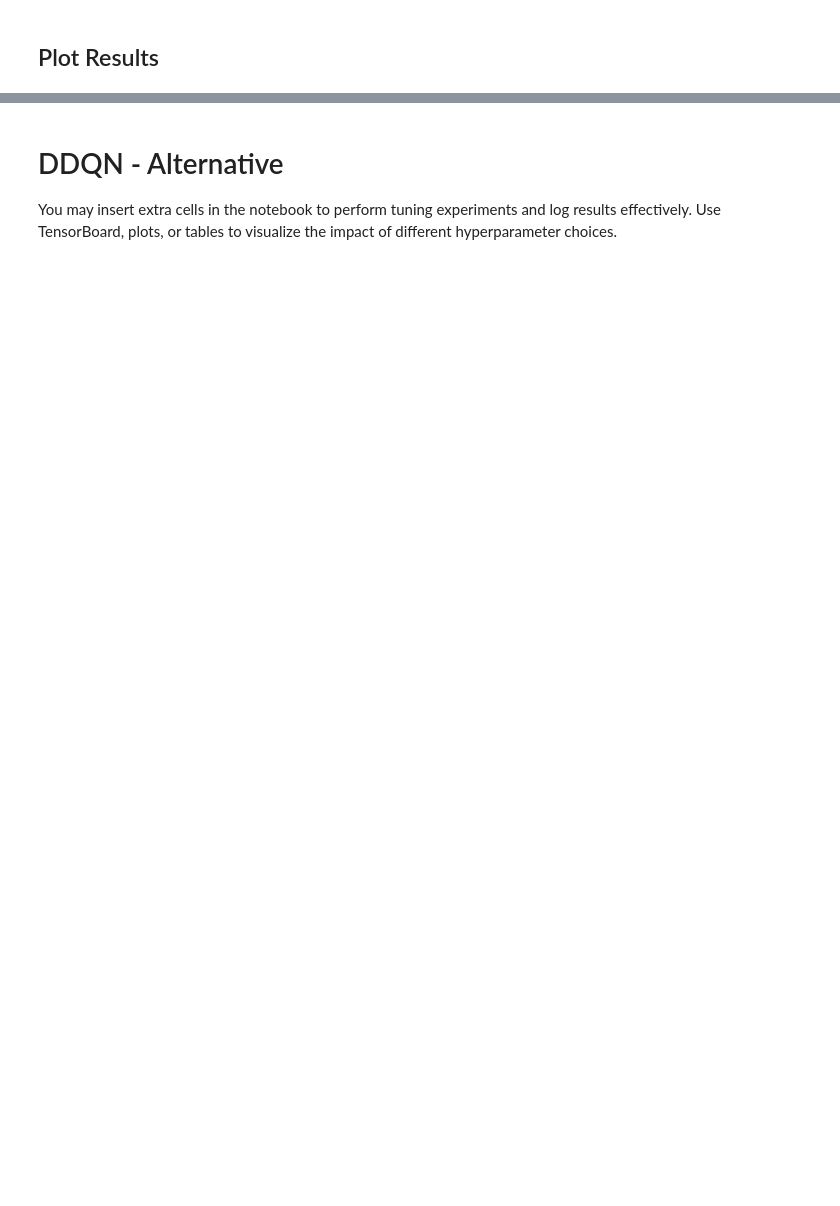
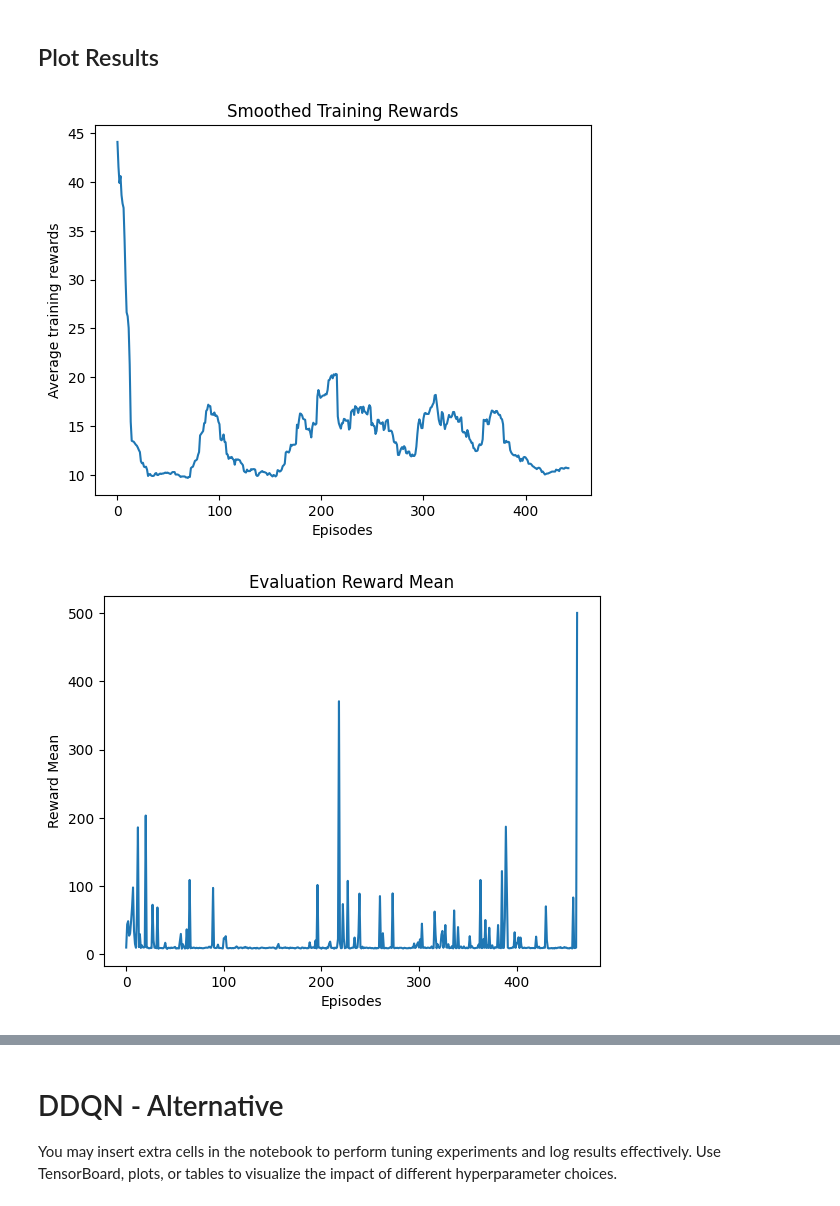
Before and after one commit to andychong23/IE4213_Part2_Assignment, a Jupyter notebook: IE4213_Assgn2_skeleton.ipynb, the cells around one changed output, grey strips where cells are left out. Saved outputs shown, nothing was run; the diff lists cells and outputs as text; code cells hidden in the pictures; blank space fills up the shorter version.

```diff
--- a/IE4213_Assgn2_skeleton.ipynb
+++ b/IE4213_Assgn2_skeleton.ipynb
@@ -833,21 +491,19 @@ $Y^{NaiveQ}_t = R_{t+1} + \gamma Q_{\theta}(S_{t+1}, a)$
 # Naive DQN Baseline Model
 from keras.models import Sequential
 from keras.layers import Dense
-
-
-# [WriteCode] from ... import ...
+from keras.optimizers import Adam  # [WriteCode] import optimizer
 
 # Define the Q-network
 model = Sequential()
 
-# [WriteCode]
-# model.add(...
+# [WriteCode] Add layers
+# Assuming input shape is (state_dim,) and output is number of actions
+model.add(Dense(24, input_shape=(state_dim,), activation='relu'))
+model.add(Dense(24, activation='relu'))
+model.add(Dense(action_dim, activation='linear'))  # output layer with Q-values
 
 # Compile the model
-# [WriteCode]
-
-# Print the model summary
-# [WriteCode]
+model.compile(loss='mse', optimizer=Adam(learning_rate=0.001))
 # %% [markdown]
 ## Set Up Env and Train the Policy
 # %%
@@ -1038,7 +695,8 @@ eval_reward_mean_lst = []
 eval_reward_var_lst = []
 
 # Set up environment
-env = gym.make("CartPole-v1", render_mode="rgb_array")
+# env = gym.make("CartPole-v1", render_mode="rgb_array")
+env = gym.make("CartPole-v1")
 state_size = env.observation_space.shape[0] # Number of observations (CartPole)
 action_size = env.action_space.n            # Number of possible actions
 
@@ -1339,12 +1069,14 @@ env.close()
 # %% [markdown]
 ## Plot Results
 # %%
-# Write code to plot
-# 1) Moving Averaged Training Reward, 2) Evaluation Mean, 3) Evaluation Variance
-# [Write Code]
+# 1) Moving Averaged Training Reward
+plot_smoothed_training_rwd(train_reward_lst, window_size=20)
 
-# plot_smoothed_training_rwd(...
+# 2) Evaluation Reward Mean
+plot_eval_rwd_mean(eval_reward_mean_lst)
 
-# plot_eval_rwd_mean(...
-
-# plot_eval_rwd_var(...
+# 3) Evaluation Reward Variance
+plot_eval_rwd_var(eval_reward_var_lst)
+# %% [output]
+[figure, added]
+[figure, added]
```
Also changed, not shown: parts of 40 cells of this notebook.
